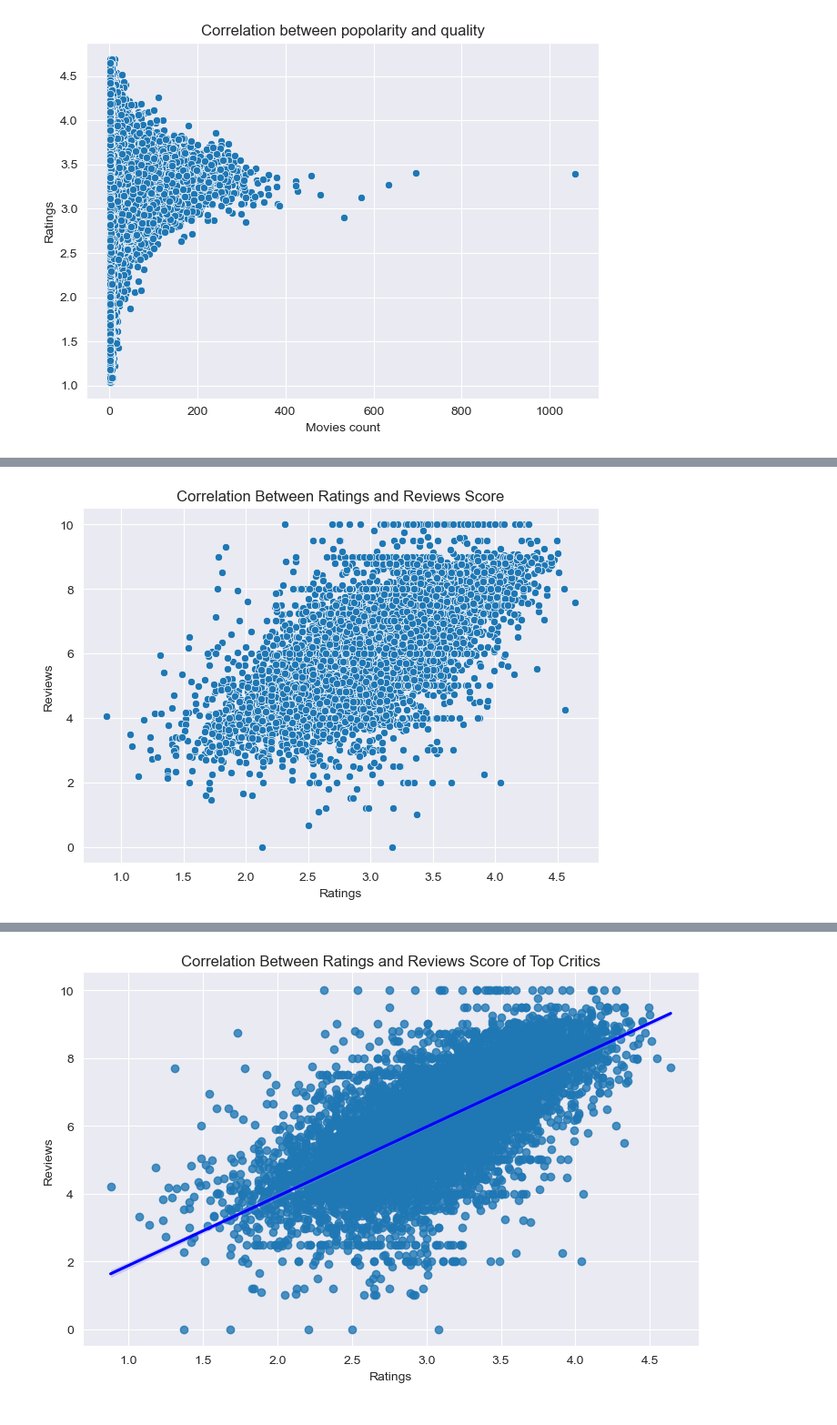
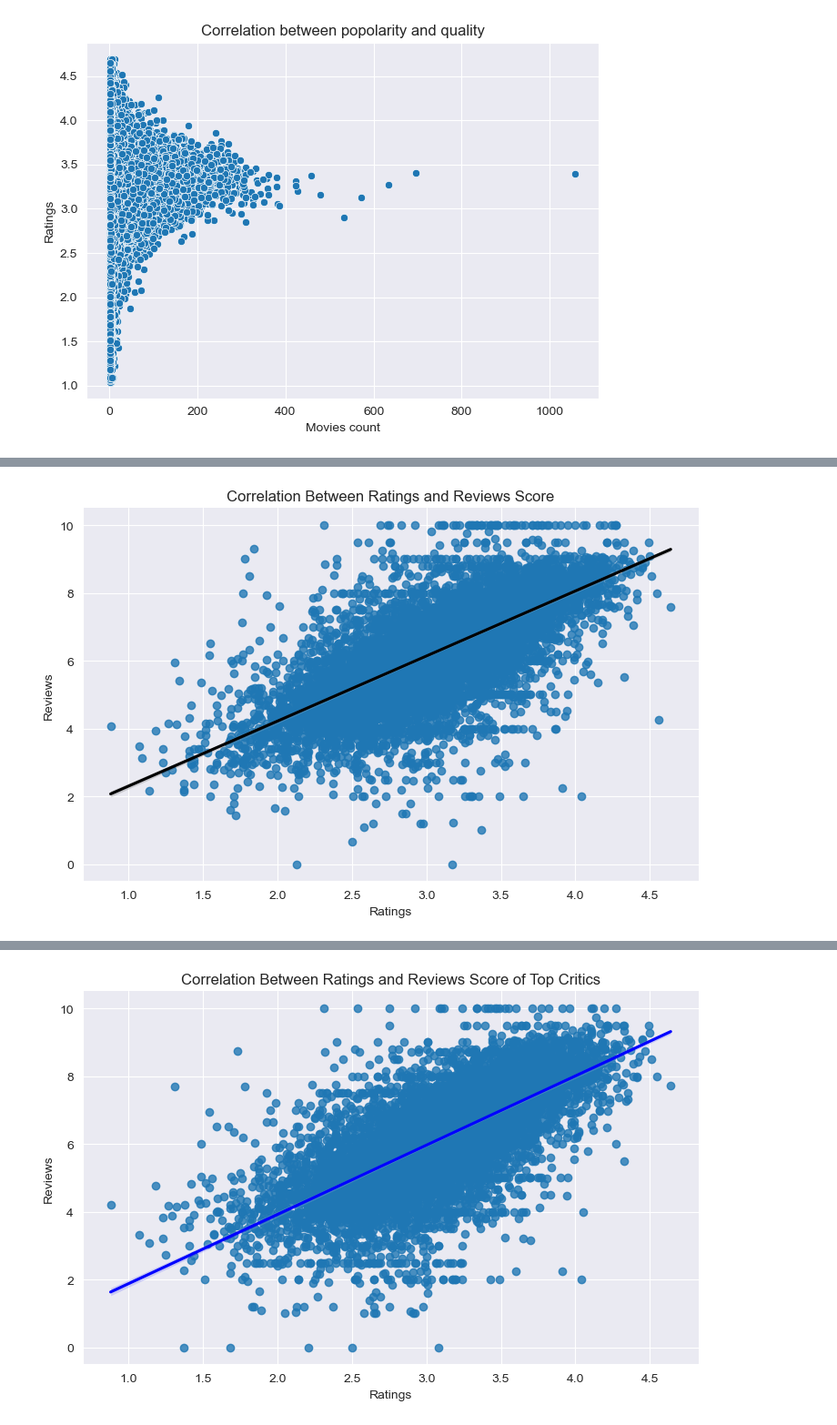
Before and after one commit to MarcoMac03/Film-analisys, a Jupyter notebook: main.ipynb, the cells around one changed output, grey strips where cells are left out. Shown at 91% size. Cells and saved outputs as stored; diff of their text form; code cells hidden in the pictures.

```diff
--- a/main.ipynb
+++ b/main.ipynb
@@ -547,11 +550,11 @@ movies_review = movies_review[(movies_review['date'] < 2024) & (movies_review['r
 # %%
 grouped = movies_review.groupby(['id', 'rating']).agg(avg_review=('normalized_review', 'mean')).reset_index()
 # %%
-sns.scatterplot(data=grouped, x='rating', y='avg_review')
+sns.lmplot(data=grouped, x='rating', y='avg_review', height=5, aspect=1.5, line_kws={'color': 'black'})
 plt.title('Correlation Between Ratings and Reviews Score')
 plt.xlabel('Ratings')
 plt.ylabel('Reviews')
 plt.tight_layout()
 plt.show()
 # %% [output]
-[figure, old version]
+[figure, new version]
```
Also changed, not shown: parts of 2 cells of this notebook.
